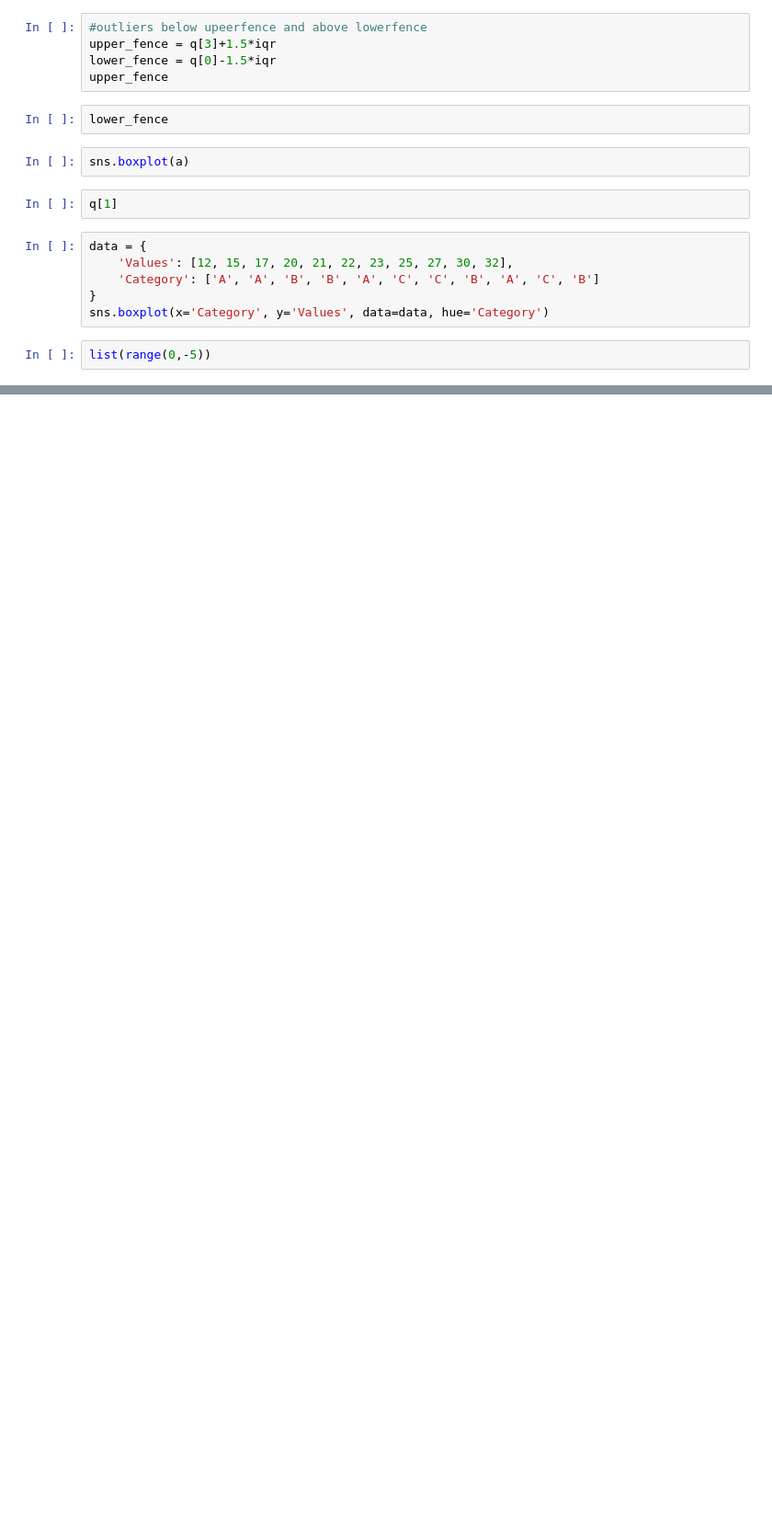
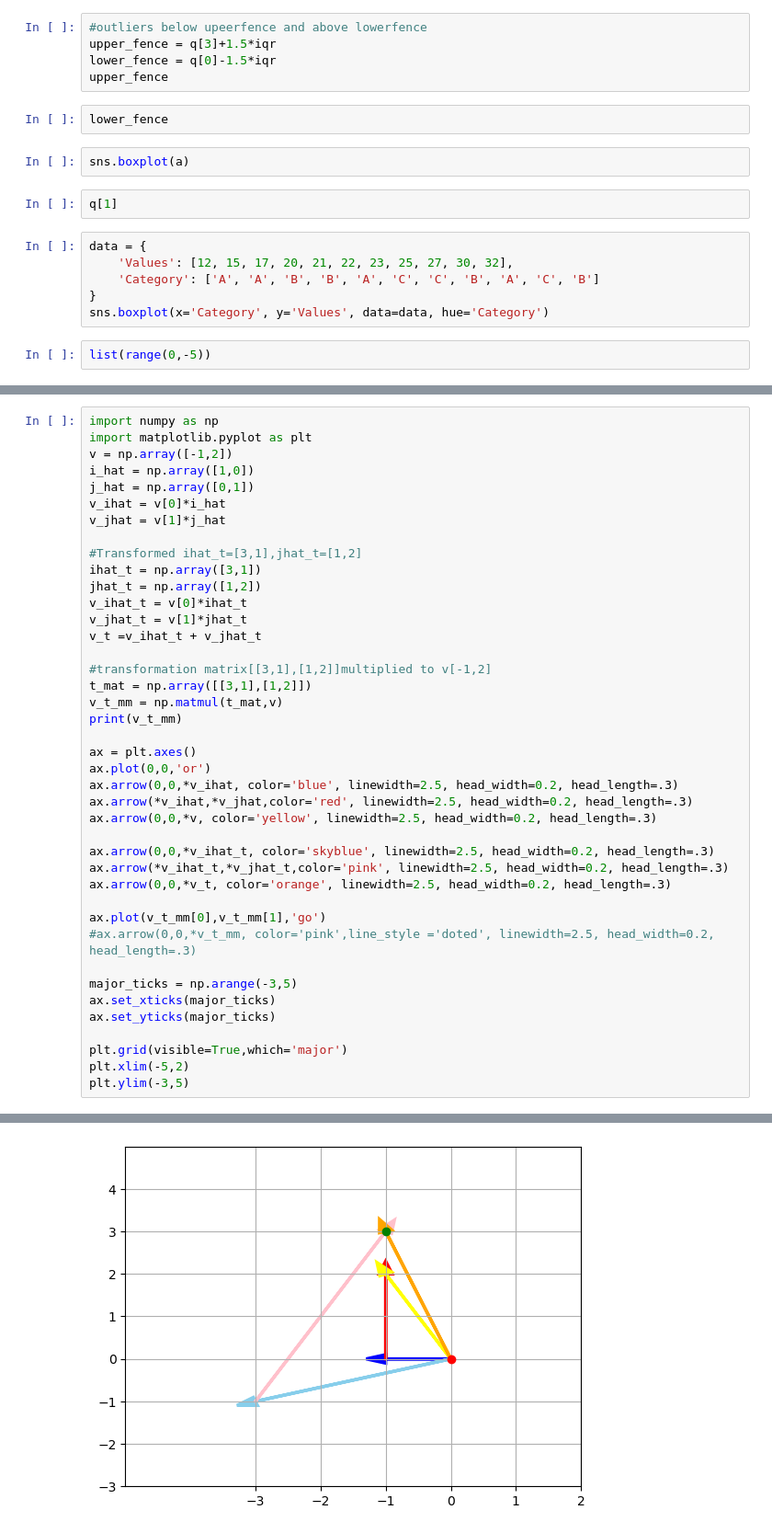
Before and after one commit to VanilaSudheer/data-analysis-playground, a Jupyter notebook: numpy.ipynb, the cells around one changed output, grey strips where cells are left out. Shown at 92% size. Drawn from its saved outputs; the diff is of its cells as text; blank space fills up the shorter version.

```diff
--- a/numpy.ipynb
+++ b/numpy.ipynb
@@ -525,0 +526,42 @@ plt.grid(visible=True, which='major')
+# %%
+import numpy as np
+import matplotlib.pyplot as plt
+v = np.array([-1,2])
+i_hat = np.array([1,0])
+j_hat = np.array([0,1])
+v_ihat = v[0]*i_hat
+v_jhat = v[1]*j_hat
+
+#Transformed ihat_t=[3,1],jhat_t=[1,2]
+ihat_t = np.array([3,1])
+jhat_t = np.array([1,2])
+v_ihat_t = v[0]*ihat_t
+v_jhat_t = v[1]*jhat_t
+v_t =v_ihat_t + v_jhat_t
+
+#transformation matrix[[3,1],[1,2]]multiplied to v[-1,2]
+t_mat = np.array([[3,1],[1,2]])
+v_t_mm = np.matmul(t_mat,v)
+print(v_t_mm)
+
+ax = plt.axes()
+ax.plot(0,0,'or')
+ax.arrow(0,0,*v_ihat, color='blue', linewidth=2.5, head_width=0.2, head_length=.3)
+ax.arrow(*v_ihat,*v_jhat,color='red', linewidth=2.5, head_width=0.2, head_length=.3)
+ax.arrow(0,0,*v, color='yellow', linewidth=2.5, head_width=0.2, head_length=.3)
+
+ax.arrow(0,0,*v_ihat_t, color='skyblue', linewidth=2.5, head_width=0.2, head_length=.3)
+ax.arrow(*v_ihat_t,*v_jhat_t,color='pink', linewidth=2.5, head_width=0.2, head_length=.3)
+ax.arrow(0,0,*v_t, color='orange', linewidth=2.5, head_width=0.2, head_length=.3)
+
+ax.plot(v_t_mm[0],v_t_mm[1],'go')
+#ax.arrow(0,0,*v_t_mm, color='pink',line_style ='doted', linewidth=2.5, head_width=0.2, head_length=.3)
+
+major_ticks = np.arange(-3,5)
+ax.set_xticks(major_ticks)
+ax.set_yticks(major_ticks)
+
+plt.grid(visible=True,which='major')
+plt.xlim(-5,2)
+plt.ylim(-3,5)
+# %% [output]
@@ -525,0 +570 @@ plt.grid(visible=True, which='major')
+[figure, added]
```
Also changed, not shown: parts of 11 cells of this notebook.
